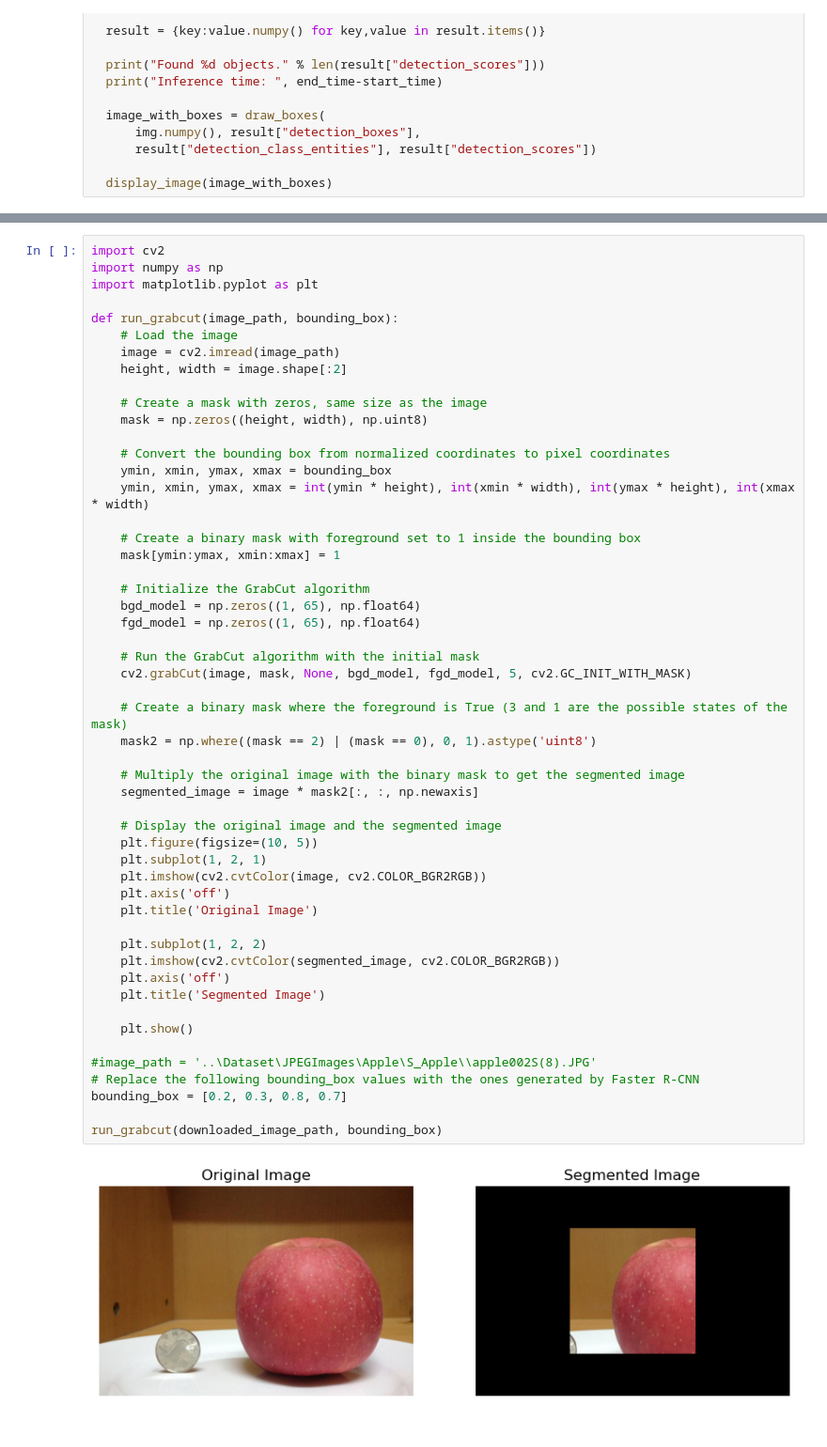
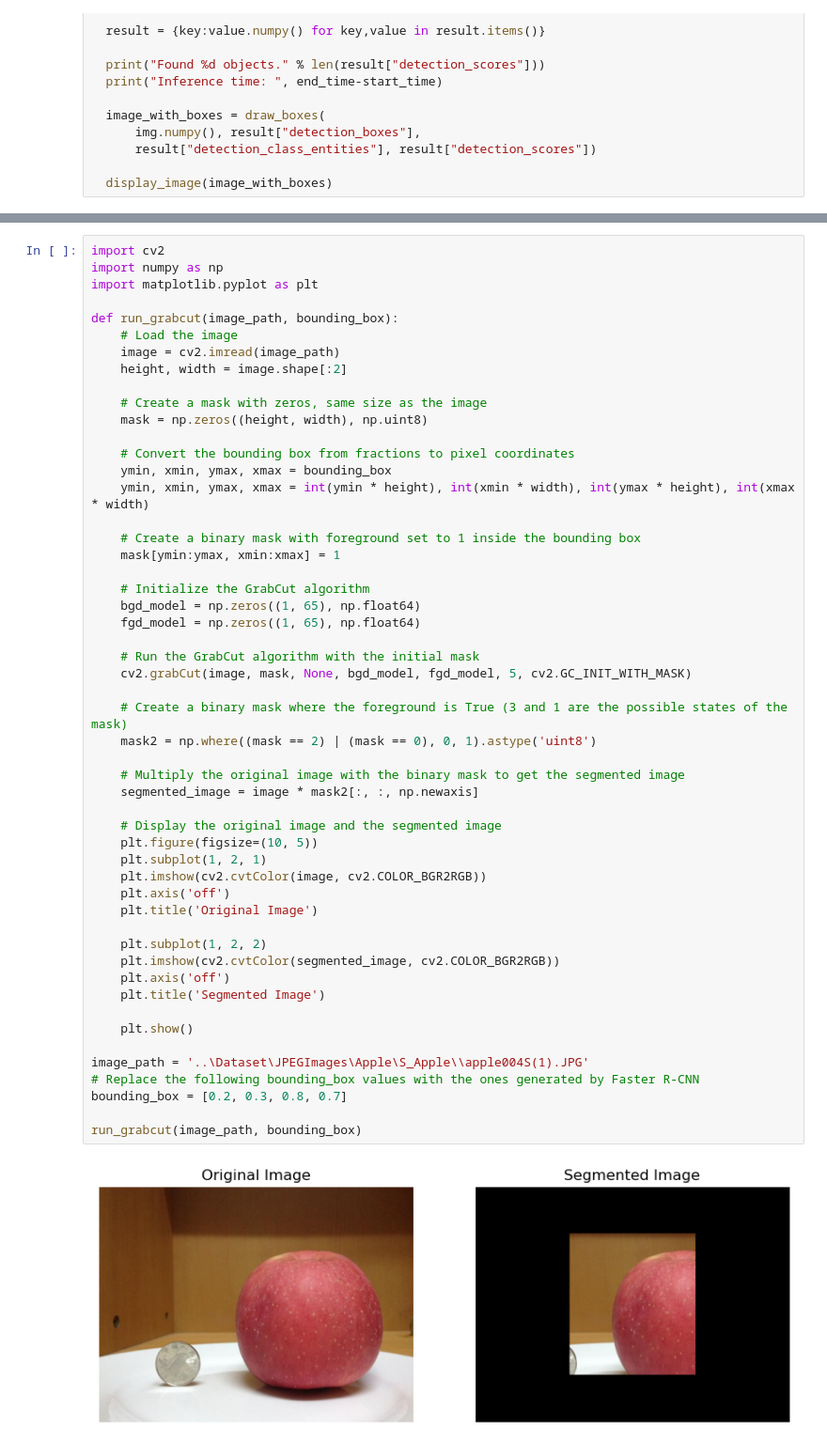
Before and after one commit to graziaperna/CV-project, a Jupyter notebook: src/Detection.ipynb, the cells around one changed output, grey strips where cells are left out. Shown at 94% size. Drawn from its saved outputs; the diff is of its cells as text.

Commit message:
Implementazione grabcut continuata

```diff
--- a/src/Detection.ipynb
+++ b/src/Detection.ipynb
@@ -203,7 +203,7 @@ def run_grabcut(image_path, bounding_box):
     # Create a mask with zeros, same size as the image
     mask = np.zeros((height, width), np.uint8)
 
-    # Convert the bounding box from normalized coordinates to pixel coordinates
+    # Convert the bounding box from fractions to pixel coordinates
     ymin, xmin, ymax, xmax = bounding_box
     ymin, xmin, ymax, xmax = int(ymin * height), int(xmin * width), int(ymax * height), int(xmax * width)
 
@@ -214,33 +214,33 @@ def run_grabcut(image_path, bounding_box):
     bgd_model = np.zeros((1, 65), np.float64)
     fgd_model = np.zeros((1, 65), np.float64)
 
     # Run the GrabCut algorithm with the initial mask
     cv2.grabCut(image, mask, None, bgd_model, fgd_model, 5, cv2.GC_INIT_WITH_MASK)
 
     # Create a binary mask where the foreground is True (3 and 1 are the possible states of the mask)
     mask2 = np.where((mask == 2) | (mask == 0), 0, 1).astype('uint8')
 
     # Multiply the original image with the binary mask to get the segmented image
     segmented_image = image * mask2[:, :, np.newaxis]
 
     # Display the original image and the segmented image
     plt.figure(figsize=(10, 5))
     plt.subplot(1, 2, 1)
     plt.imshow(cv2.cvtColor(image, cv2.COLOR_BGR2RGB))
     plt.axis('off')
     plt.title('Original Image')
 
     plt.subplot(1, 2, 2)
     plt.imshow(cv2.cvtColor(segmented_image, cv2.COLOR_BGR2RGB))
     plt.axis('off')
     plt.title('Segmented Image')
 
     plt.show()
 
-#image_path = '..\Dataset\JPEGImages\Apple\S_Apple\\apple002S(8).JPG'
+image_path = '..\Dataset\JPEGImages\Apple\S_Apple\\apple004S(1).JPG'
 # Replace the following bounding_box values with the ones generated by Faster R-CNN
 bounding_box = [0.2, 0.3, 0.8, 0.7]
 
-run_grabcut(downloaded_image_path, bounding_box)
+run_grabcut(image_path, bounding_box)
 # %% [output]
-[figure, old version]
+[figure, new version]
```
Also changed, not shown: parts of 2 cells of this notebook.
